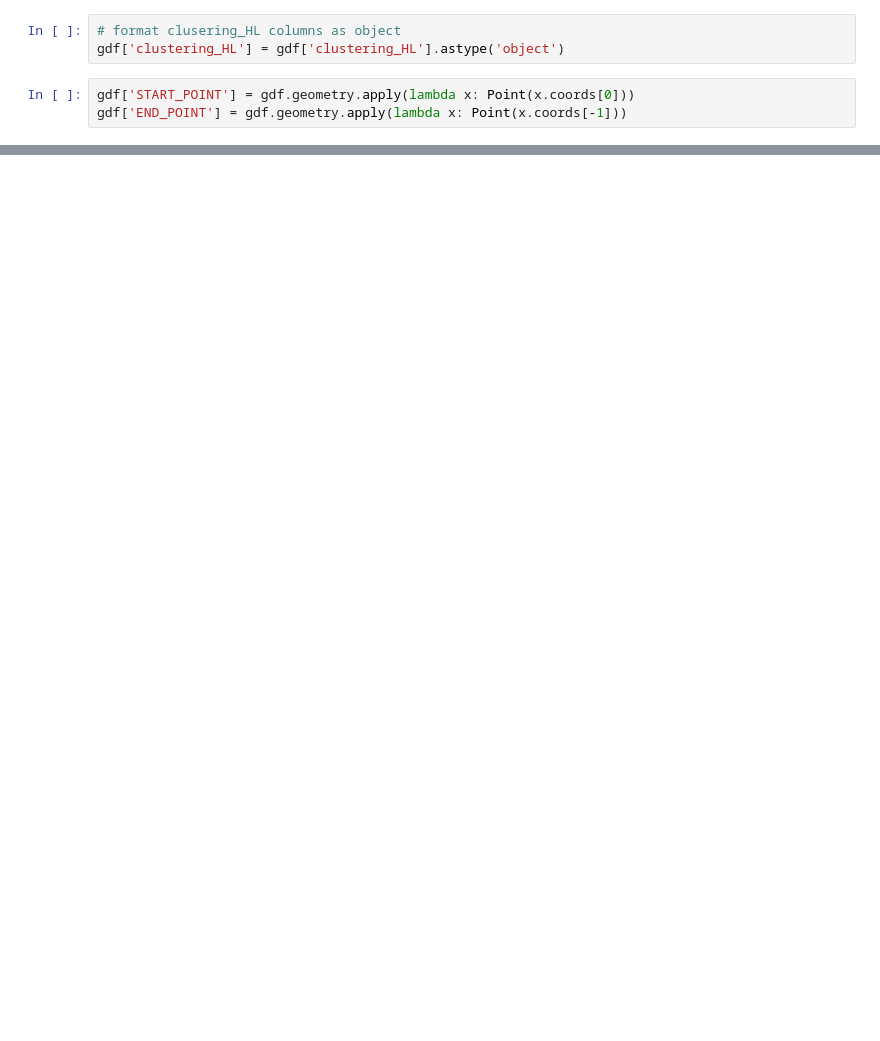
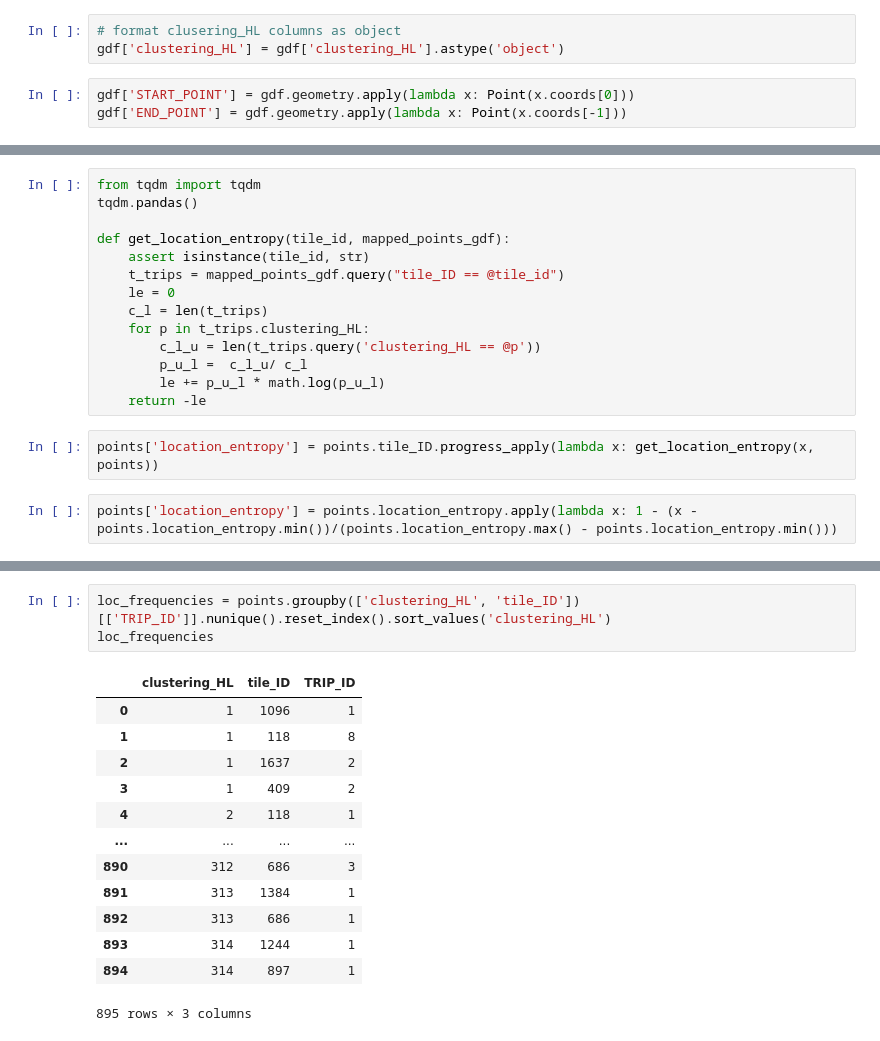
Before and after one commit to benediktstroebl/Master-Thesis, a Jupyter notebook: Experiments/Clustering_assessment_heuristic/clustering_assessment.ipynb, the cells around one changed output, grey strips where cells are left out. Saved outputs shown, nothing was run; the diff lists cells and outputs as text; blank space fills up the shorter version.

```diff
--- a/Experiments/Clustering_assessment_heuristic/clustering_assessment.ipynb
+++ b/Experiments/Clustering_assessment_heuristic/clustering_assessment.ipynb
@@ -64,0 +122,18 @@ ValueError: linearrings: Input operand 0 does not have enough dimensions (has 1,
+# %%
+from tqdm import tqdm
+tqdm.pandas()
+
+def get_location_entropy(tile_id, mapped_points_gdf):
+    assert isinstance(tile_id, str)
+    t_trips = mapped_points_gdf.query("tile_ID == @tile_id")
+    le = 0
+    c_l = len(t_trips)
+    for p in t_trips.clustering_HL:
+        c_l_u = len(t_trips.query('clustering_HL == @p'))
+        p_u_l =  c_l_u/ c_l
+        le += p_u_l * math.log(p_u_l)
+    return -le
+# %%
+points['location_entropy'] = points.tile_ID.progress_apply(lambda x: get_location_entropy(x, points))
+# %%
+points['location_entropy'] = points.location_entropy.apply(lambda x: 1 - (x - points.location_entropy.min())/(points.location_entropy.max() - points.location_entropy.min()))
@@ -64,0 +145,17 @@ ValueError: linearrings: Input operand 0 does not have enough dimensions (has 1,
+# %%
+loc_frequencies = points.groupby(['clustering_HL', 'tile_ID'])[['TRIP_ID']].nunique().reset_index().sort_values('clustering_HL')
+loc_frequencies
+# %% [output]
+|  | clustering_HL | tile_ID | TRIP_ID |
+| 0 | 1 | 1096 | 1 |
+| 1 | 1 | 118 | 8 |
+| 2 | 1 | 1637 | 2 |
+| 3 | 1 | 409 | 2 |
+| 4 | 2 | 118 | 1 |
+| ... | ... | ... | ... |
+| 890 | 312 | 686 | 3 |
+| 891 | 313 | 1384 | 1 |
+| 892 | 313 | 686 | 1 |
+| 893 | 314 | 1244 | 1 |
+| 894 | 314 | 897 | 1 |
+895 rows × 3 columns
```
Also changed, not shown: parts of 13 cells of this notebook, 1 other file.
